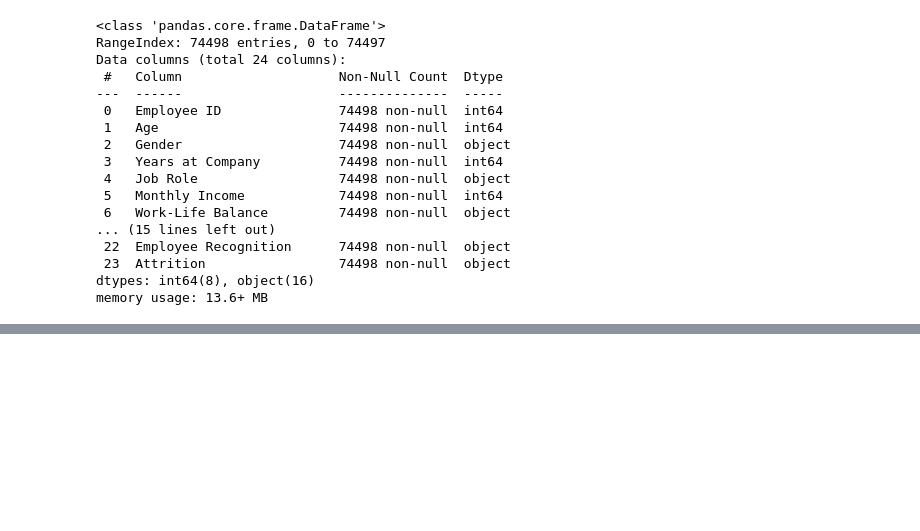
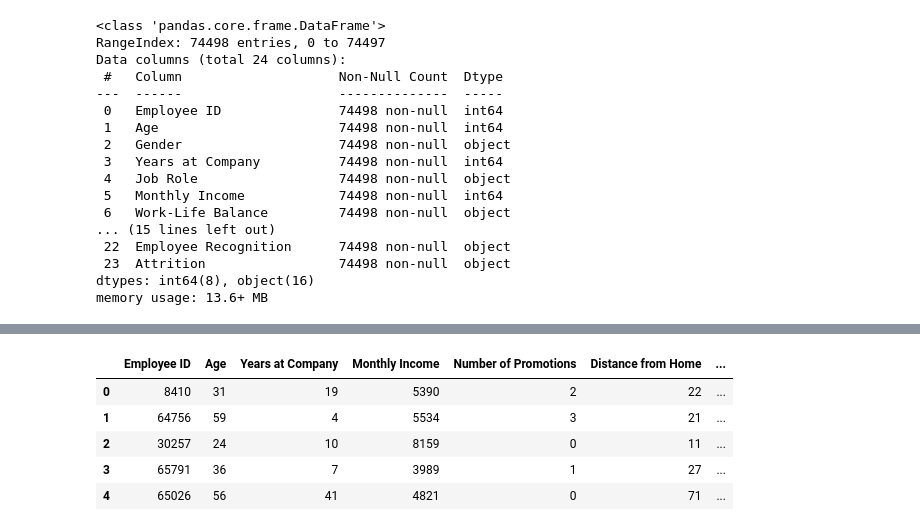
Before and after one commit to KfirTayar/Employee_Attrition_Analysis, a Jupyter notebook: Employee_Attrition_Data_Preparation.ipynb, the cells around one changed output, grey strips where cells are left out. Saved outputs shown, nothing was run; the diff lists cells and outputs as text; code cells hidden in the pictures; blank space fills up the shorter version.

```diff
--- a/Employee_Attrition_Data_Preparation.ipynb
+++ b/Employee_Attrition_Data_Preparation.ipynb
@@ -62,0 +129,9 @@ df.shape
+# %%
+df.select_dtypes(['int64']).head()
+# %% [output]
+|  | Employee ID | Age | Years at Company | Monthly Income | Number of Promotions | Distance from Home | ... |
+| 0 | 8410 | 31 | 19 | 5390 | 2 | 22 | ... |
+| 1 | 64756 | 59 | 4 | 5534 | 3 | 21 | ... |
+| 2 | 30257 | 24 | 10 | 8159 | 0 | 11 | ... |
+| 3 | 65791 | 36 | 7 | 3989 | 1 | 27 | ... |
+| 4 | 65026 | 56 | 41 | 4821 | 0 | 71 | ... |
```
Also changed, not shown: parts of 18 cells of this notebook, 1 other file.
